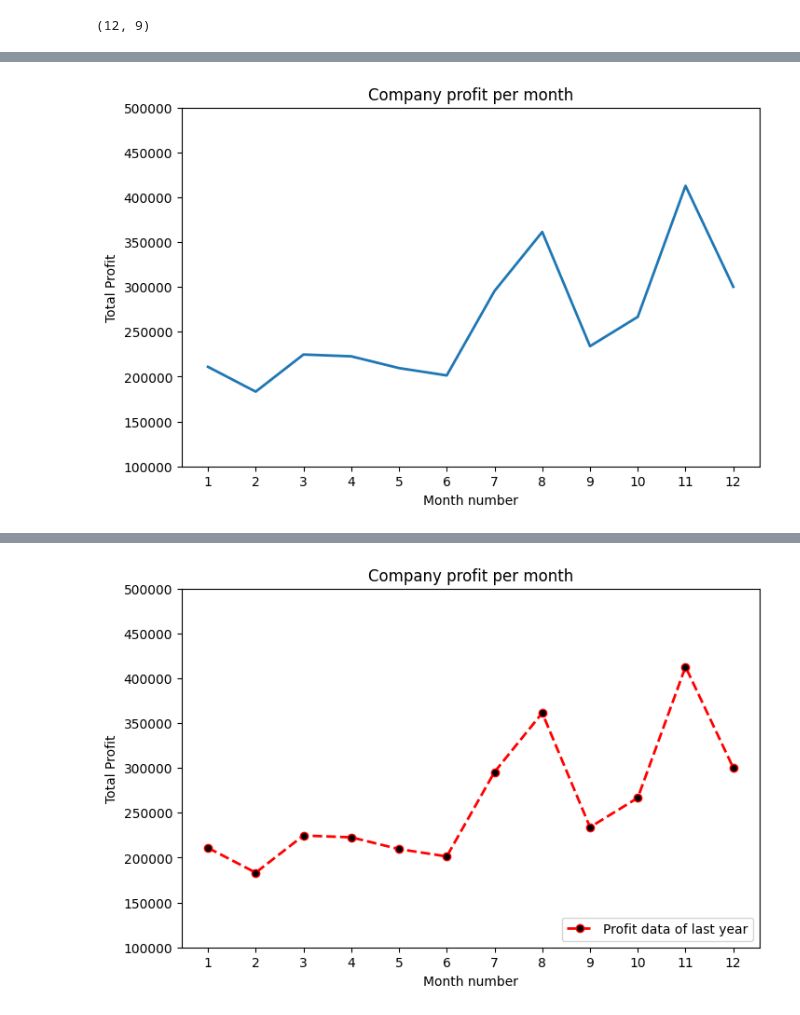
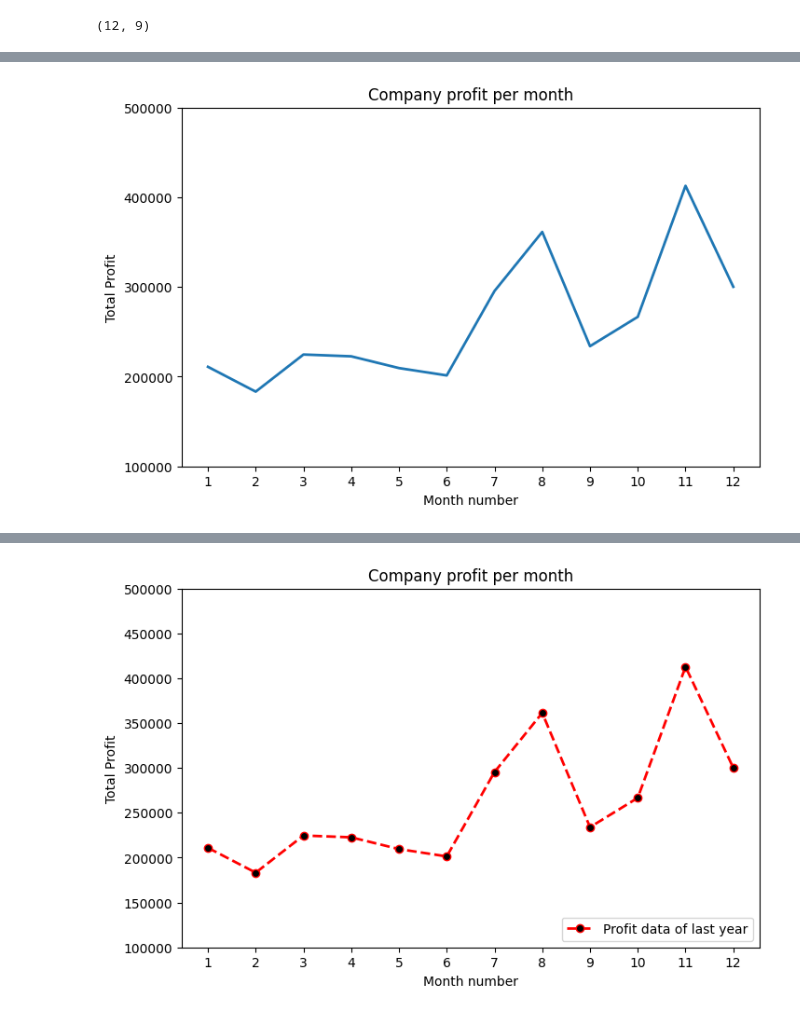
Before and after one commit to manh0387/LapTrinhAI, a Jupyter notebook: 11_matplotlib/W11_CompanySales.ipynb, the cells around one changed output, grey strips where cells are left out. Cells and saved outputs as stored; diff of their text form; code cells hidden in the pictures.

```diff
--- a/11_matplotlib/W11_CompanySales.ipynb
+++ b/11_matplotlib/W11_CompanySales.ipynb
@@ -34,14 +34,15 @@ sales.shape
 # %%
 plt.subplots(figsize=(8, 5))
 plt.plot(sales['month_number'], sales['total_profit'], linewidth=2)
 plt.title('Company profit per month')
 plt.xticks(range(1, 13))
 plt.xlabel('Month number')
 plt.ylabel('Total Profit')
-plt.ylim(100000, 500000)
+plt.yticks(range(int(1e5), int(5e5 + 1), int(1e5)))
+
 plt.show()
 # %% [output]
-[figure, old version]
+[figure, new version]
 # %% [markdown]
 ### Exercise 2: Get total profit of all months and show line plot with the following Style properties
 
```
Also changed, not shown: parts of 4 cells of this notebook.
